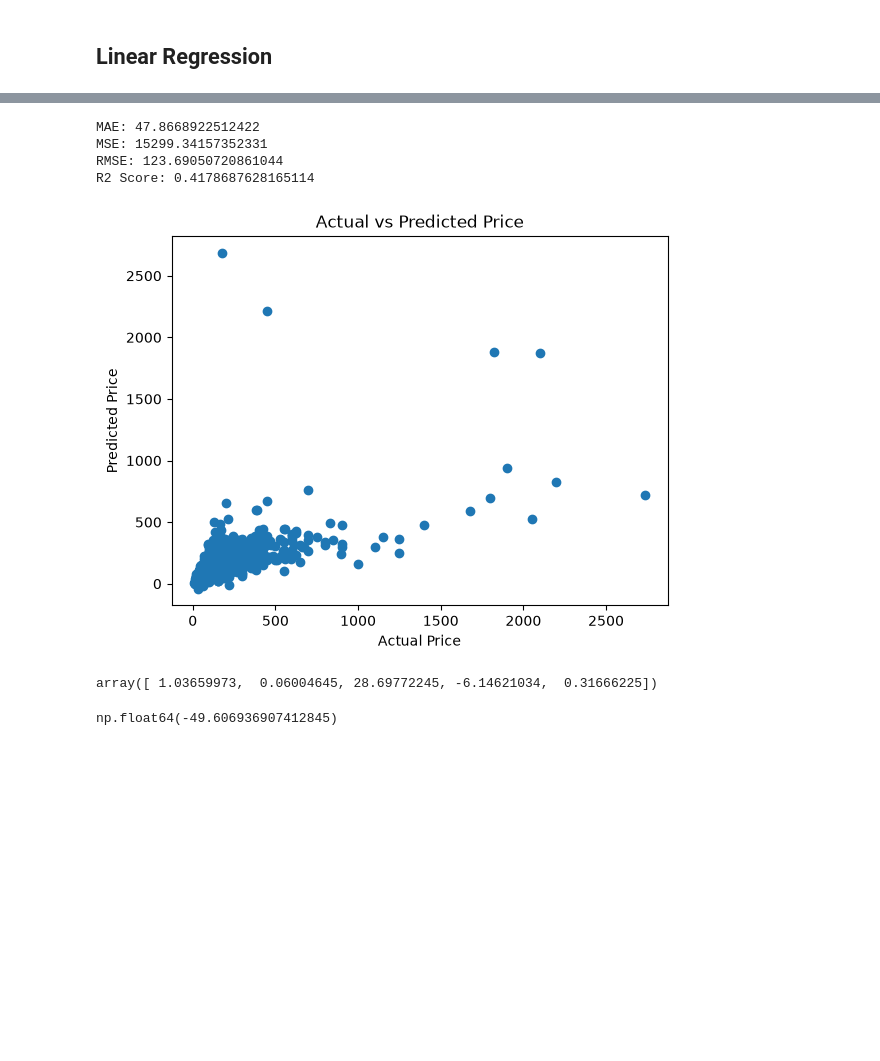
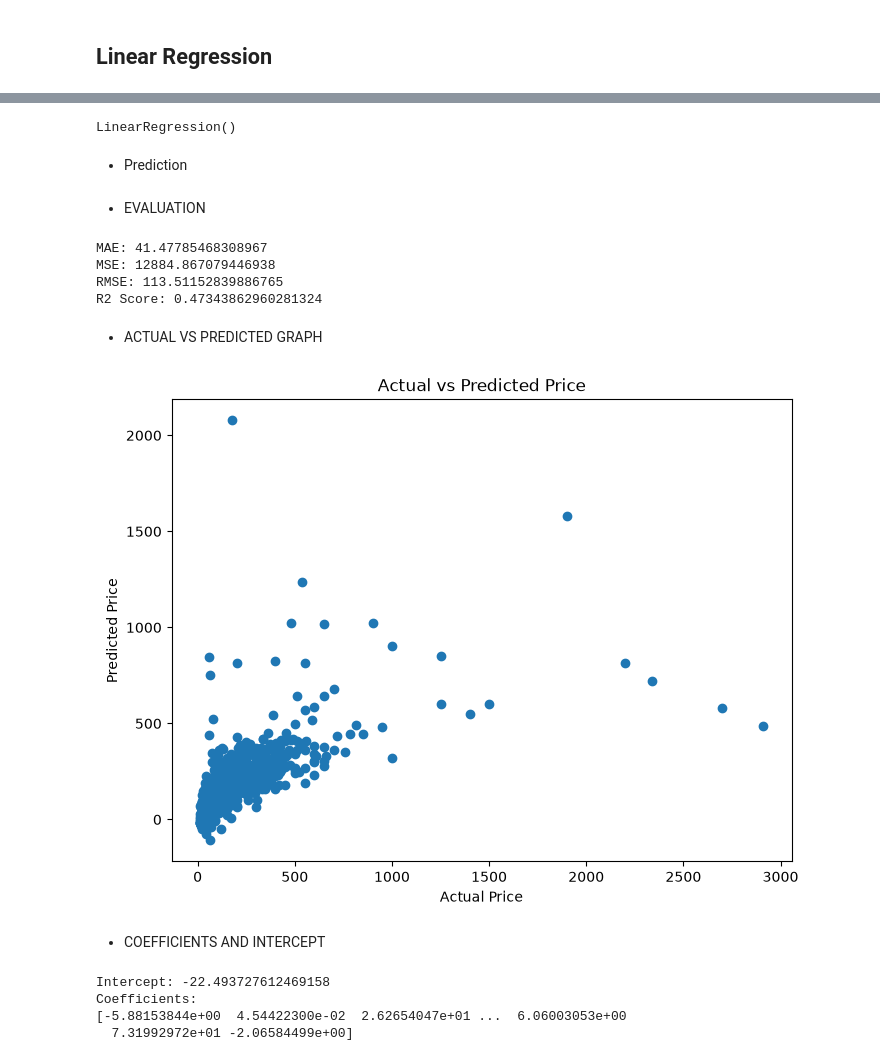
Before and after one commit to harkeshsingh0305/Probation-Project-26, a Jupyter notebook: Harkesh Singh Task 7/bhd.ipynb, the cells around one changed output, grey strips where cells are left out. Drawn from its saved outputs; the diff is of its cells as text; code cells hidden in the pictures; blank space fills up the shorter version.

```diff
--- a/Harkesh Singh Task 7/bhd.ipynb
+++ b/Harkesh Singh Task 7/bhd.ipynb
@@ -579,0 +572,4 @@ y= df['price']
+# %%
+from sklearn.model_selection import train_test_split
+
+X_train, X_test, y_train, y_test = train_test_split(X,y,test_size=0.2,random_state=42)
@@ -580,44 +584,58 @@ y= df['price']
+# %%
+model.fit(X_train, y_train)
+# %% [output]
+LinearRegression()
+# %% [markdown]
+- Prediction
+# %%
+y_pred = model.predict(X_test)
+# %% [markdown]
+- EVALUATION
 # %%
-from sklearn.model_selection import train_test_split
-x_train, x_test, y_train, y_test = train_test_split(x,y, test_size=0.2, random_state=42)
+from sklearn.metrics import (mean_absolute_error,mean_squared_error,r2_score)
 
-from sklearn.linear_model import LinearRegression
-model = LinearRegression()
+mae = mean_absolute_error(y_test, y_pred)
 
-model.fit(x_train, y_train)
+mse = mean_squared_error(y_test, y_pred)
 
-y_pred = model.predict(x_test)
+rmse = np.sqrt(mse)
 
-
-
-from sklearn.metrics import mean_absolute_error, mean_squared_error, r2_score
-mae = mean_absolute_error(y_test, y_pred)
-mse = mean_squared_error(y_test, y_pred)
-rmse = np.sqrt(mse)
 r2 = r2_score(y_test, y_pred)
 
-print("MAE:",mae)
-print("MSE:",mse)
-print("RMSE:",rmse)
-print("R2 Score:",r2)
+print("MAE:", mae)
+print("MSE:", mse)
+print("RMSE:", rmse)
+print("R2 Score:", r2)
 # %% [output]
-MAE: 47.8668922512422
-MSE: 15299.34157352331
-RMSE: 123.69050720861044
-R2 Score: 0.4178687628165114
+MAE: 41.47785468308967
+MSE: 12884.867079446938
+RMSE: 113.51152839886765
+R2 Score: 0.47343862960281324
+# %% [markdown]
+- ACTUAL VS PREDICTED GRAPH
 # %%
-plt.scatter(y_test,y_pred)
+plt.figure(figsize=(8, 6))
+
+plt.scatter(y_test, y_pred)
+
 plt.xlabel("Actual Price")
 plt.ylabel("Predicted Price")
+
 plt.title("Actual vs Predicted Price")
+
 plt.show()
 # %% [output]
-[figure, old version]
+[figure, new version]
-# %%
-model.coef_
-# %% [output]
-array([ 1.03659973,  0.06004645, 28.69772245, -6.14621034,  0.31666225])
-# %%
-model.intercept_
-# %% [output]
-np.float64(-49.606936907412845)
+# %% [markdown]
+- COEFFICIENTS AND INTERCEPT
+# %%
+print("Intercept:", model.intercept_)
+
+print("Coefficients:")
+
+print(model.coef_)
+# %% [output]
+Intercept: -22.493727612469158
+Coefficients:
+[-5.88153844e+00  4.54422300e-02  2.62654047e+01 ...  6.06003053e+00
+  7.31992972e+01 -2.06584499e+00]
```
Also changed, not shown: parts of 41 cells of this notebook.
